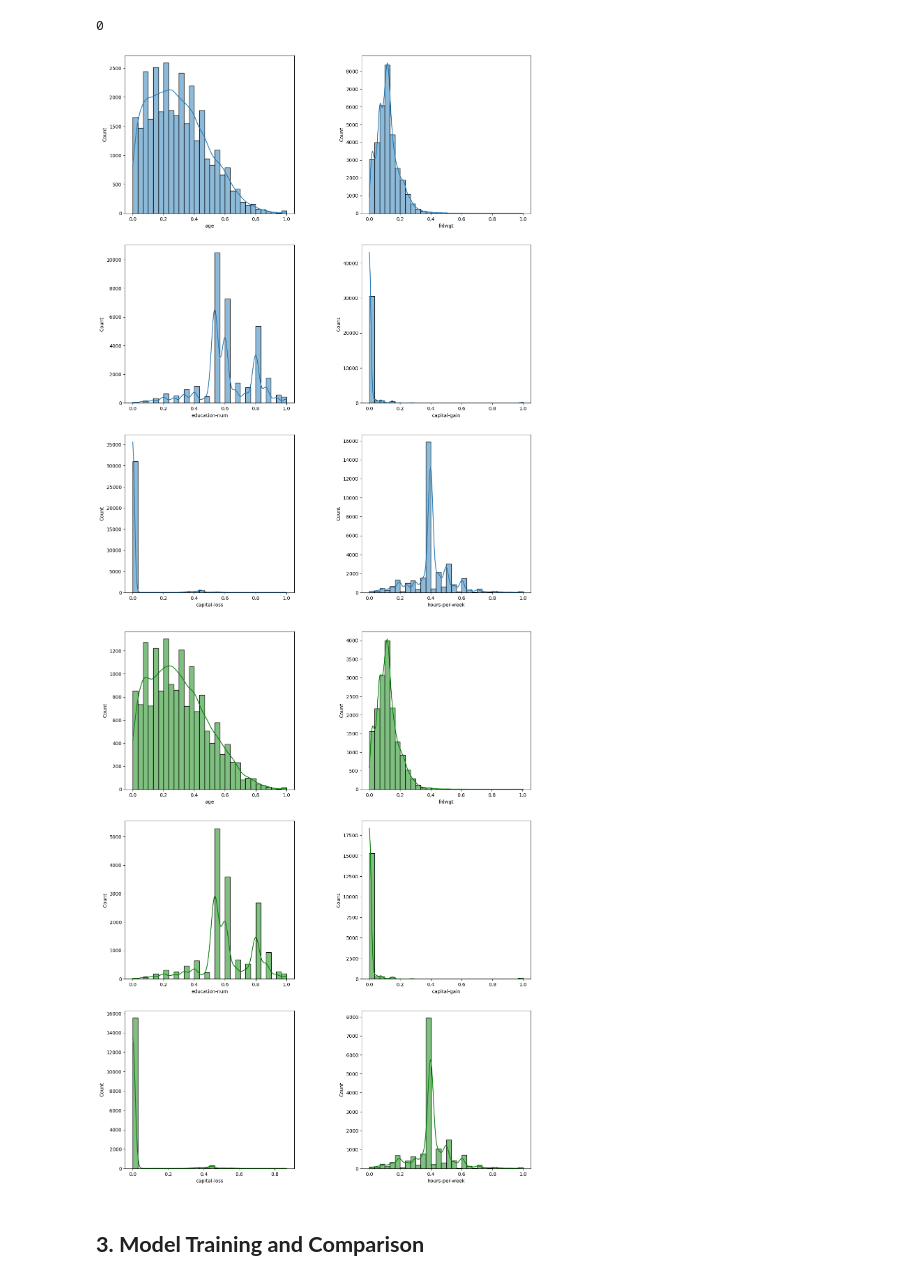
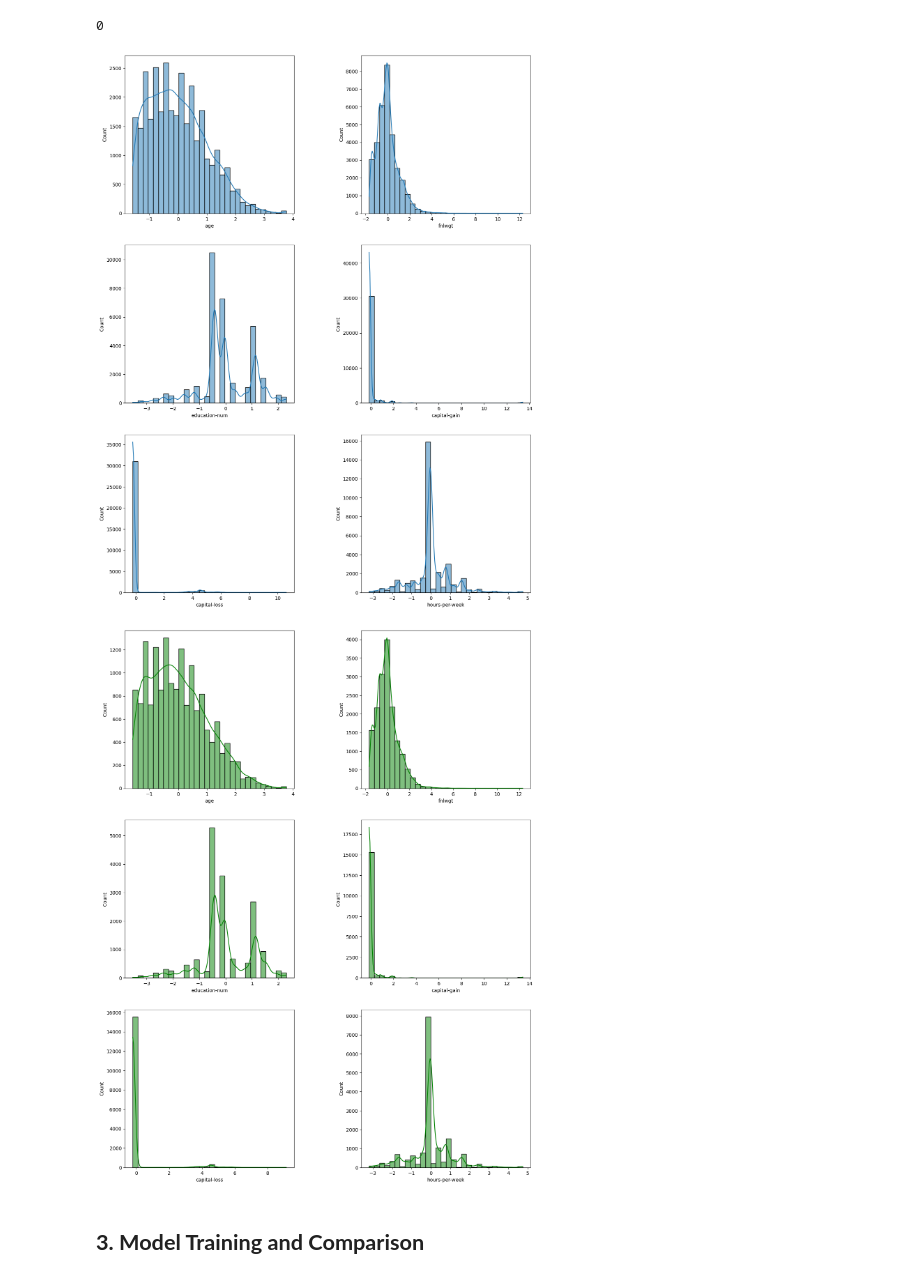
Before and after one commit to linh-pn/linh-pn_Assignment1, a Jupyter notebook: IN6227_Assignment_1.ipynb, the cells around one changed output. Cells and saved outputs as stored; diff of their text form; code cells hidden in the pictures.

```diff
--- a/IN6227_Assignment_1.ipynb
+++ b/IN6227_Assignment_1.ipynb
@@ -346,45 +346,45 @@ print(null_income)
 # %% [output]
 0
 # %%
-from sklearn.preprocessing import MinMaxScaler
+from sklearn.preprocessing import StandardScaler
 import matplotlib.pyplot as plt
 import seaborn as sns
 
 # Normalize data
-scaler = MinMaxScaler()
+scaler = StandardScaler()
 X_train[continuous_vars] = scaler.fit_transform(X_train[continuous_vars])
 X_test[continuous_vars] = scaler.transform(X_test[continuous_vars])
 
 # Check distribution after normalization #
 # Create subplots for train set (3 rows, 2 columns)
 fig, ax = plt.subplots(3, 2, figsize=(15, 20))
 
 # Loop through each continuous variable and its corresponding subplot
 for i, var in enumerate(continuous_vars):
     row = i // 2  # Determine the row index
     col = i % 2   # Determine the column index
     sns.histplot(data=X_train, x=var, ax=ax[row, col], kde=True, bins=30)
 
 
 # Adjust layout and display subplots
 plt.subplots_adjust(hspace=0.2, wspace=0.4)
 plt.show()
 
 # Create subplots for test set(3 rows, 2 columns)
 fig, ax = plt.subplots(3, 2, figsize=(15, 20))
 
 # Loop through each continuous variable and its corresponding subplot
 for i, var in enumerate(continuous_vars):
     row = i // 2  # Determine the row index
     col = i % 2   # Determine the column index
     sns.histplot(data=X_test, x=var, ax=ax[row, col], kde=True, bins=30, color = 'green')
 
 # Adjust layout and display subplots
 plt.subplots_adjust(hspace=0.2, wspace=0.4)
 plt.show()
 # %% [output]
-[figure, old version]
+[figure, new version]
-[figure, old version]
+[figure, new version]
 # %% [markdown]
 ## **3. Model Training and Comparison**
 # %% [markdown]
```
Also changed, not shown: parts of 3 cells of this notebook.
